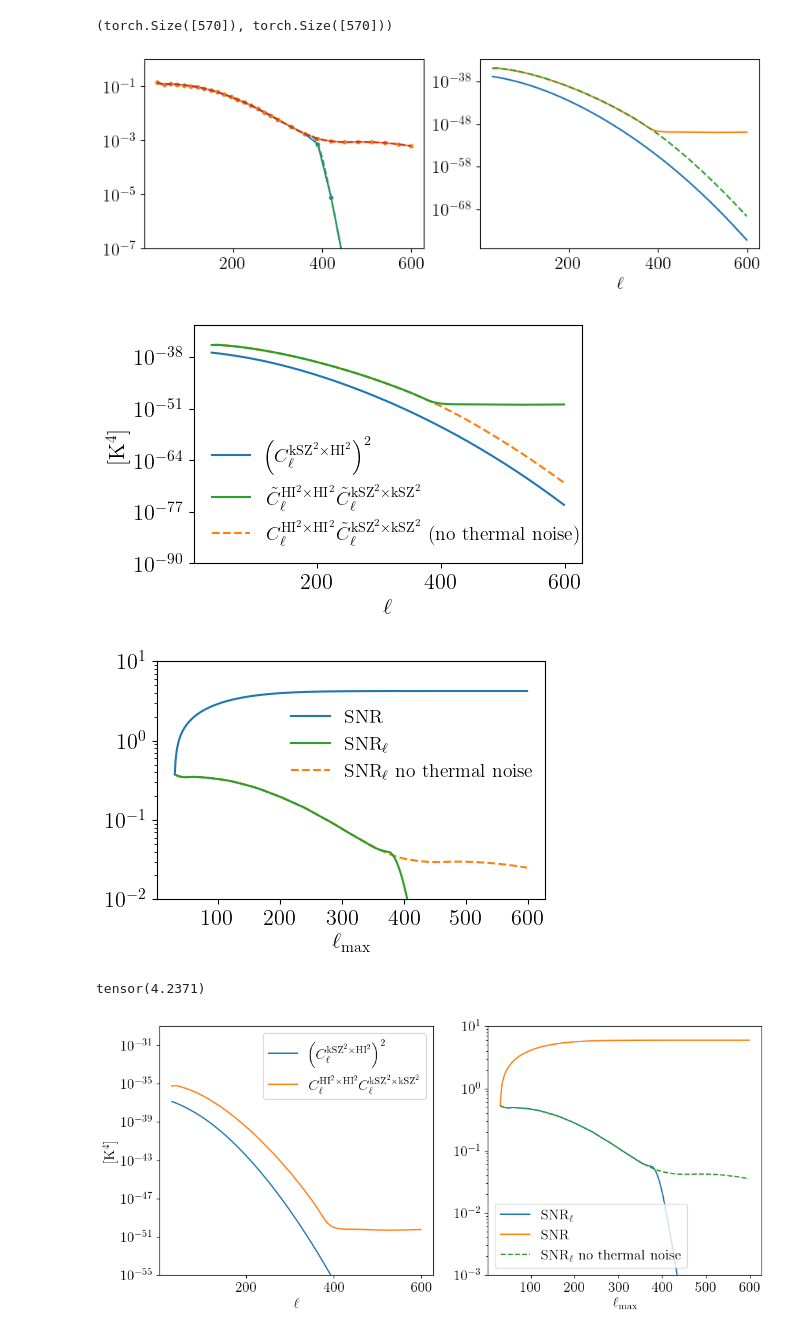
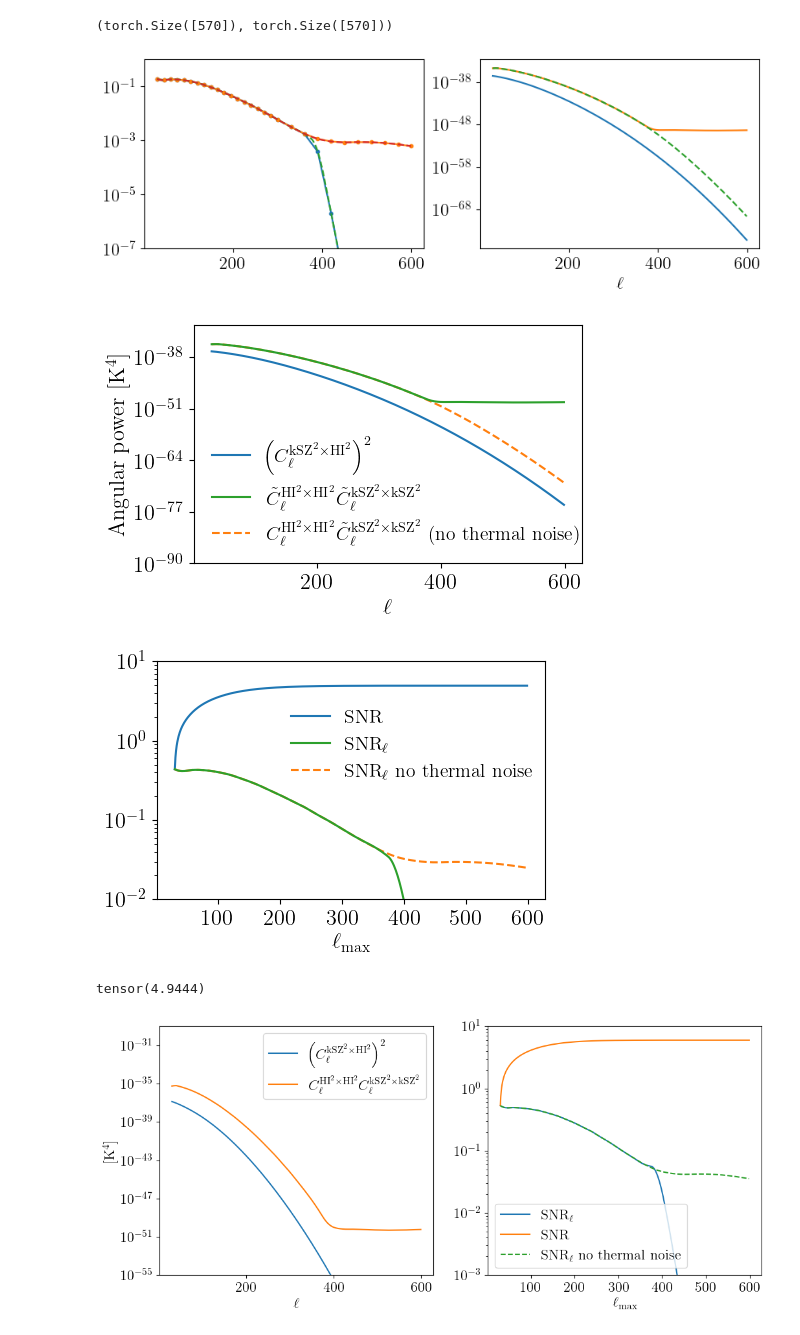
Before and after one commit to Einste11N/SquareField_CrossCorrelation, a Jupyter notebook: Inspection.ipynb, the cells around one changed output. Cells and saved outputs as stored; diff of their text form; code cells hidden in the pictures.

```diff
--- a/Inspection.ipynb
+++ b/Inspection.ipynb
@@ -83,15 +76,11 @@ np.save('./Data/Cross_z_0.30_1.00/dCl_cross.npy', np.array(data_total)) # save C
 Nz = 8
 zmin = 0.3
 zmax = 1.0
-zend_index = 4
+zend_index = 8
 zlist = tc.linspace(zmin, zmax, Nz)[:zend_index]
 l_list = tc.hstack([tc.linspace(30, 300, 19), tc.linspace(330, 600, 10)])
-t1_list = tc.linspace(0., tc.pi, 60)
-l1_list = tc.hstack([10.**tc.linspace(-4, 0, 5)[:-1],
-                    10.**tc.linspace(0, 1, 6)[:-1],
-                    tc.linspace(10, 300, 59)[:-1],
-                    10.**tc.linspace(np.log10(300), 3, 14)[:-1],
-                    10.**tc.linspace(3, 4, 10)])
+t1_list = tc.linspace(0., tc.pi, 31)
+l1_list = tc.linspace(100,10000,34)
 
 data_total = tc.tensor(np.load('./Data/Cross_z_0.30_1.00/dCl_cross.npy'))
 
@@ -324,15 +313,11 @@ plt.show()
 Nz = 8
 zmin = 0.3
 zmax = 1.0
-zend_index = 4
+zend_index = 8
 zlist = tc.linspace(zmin, zmax, Nz)[:zend_index]
 l_list = tc.hstack([tc.linspace(30, 300, 19), tc.linspace(330, 600, 10)])
-t1_list = tc.linspace(0., tc.pi, 60)
-l1_list = tc.hstack([10.**tc.linspace(-4, 0, 5)[:-1],
-                    10.**tc.linspace(0, 1, 6)[:-1],
-                    tc.linspace(10, 300, 59)[:-1],
-                    10.**tc.linspace(np.log10(300), 3, 14)[:-1],
-                    10.**tc.linspace(3, 4, 10)])
+t1_list = tc.linspace(0., tc.pi, 31)
+l1_list = tc.linspace(100,10000,34)
 
 
 def get_Cl_cross(dCl_cross, dCl_obj, l_list, l1_list, t1_list):
@@ -482,34 +467,34 @@ plt.xlabel(r'$\ell$', usetex=True)
 
 plt.show()
 # %% [output]
-[figure, old version]
+[figure, new version]
 # %%
 Cl_kSZ2_HI2 = loglog_itp_n(l_list, Cl_cross, l30_600)
 Cl_HI2_auto = loglog_itp_n(l_list, Cl_HI2, l30_600)
 Cl_HI2_nonoise_auto = loglog_itp_n(l_list, Cl_HI2_nonoise, l30_600)
 Cl_kSZ2_auto = linear_itp_n(l_list_kSZ2, CL_kSZ2, l30_600)
 
 fig = plt.figure(figsize=(5,3.09), dpi=100)
 
 plt.plot(l30_600, Cl_kSZ2_HI2**2, label = r'$\left( C_{\ell}^{{\rm kSZ}^2 \times {\rm HI}^2} \right)^2$')
 plt.plot(l30_600, Cl_HI2_nonoise_auto * Cl_kSZ2_auto, '--',
         label = r'$C_{\ell}^{{\rm HI}^2 \times {\rm HI}^2} \tilde{C}_{\ell}^{{\rm kSZ}^2 \times {\rm kSZ}^2}$ (no thermal noise)')
 plt.plot(l30_600, Cl_HI2_auto * Cl_kSZ2_auto,
         label = r'$\tilde{C}_{\ell}^{{\rm HI}^2 \times {\rm HI}^2} \tilde{C}_{\ell}^{{\rm kSZ}^2 \times {\rm kSZ}^2}$')
 
 handles, labels = plt.gca().get_legend_handles_labels()
 order = [0,2,1]
 plt.legend([handles[idx] for idx in order], [labels[idx] for idx in order] , fontsize=14, frameon=False)
 # plt.xscale('log')
 plt.yscale('log')
 plt.ylim([1e-90, 1e-30])
 plt.xlabel(r'$\ell$', usetex=True)
-plt.ylabel(r'[$\mathrm{K}^4$]', usetex=True)
+plt.ylabel(r'Angular power [$\mathrm{K}^4$]', usetex=True)
 
-# plt.savefig('Figs/comparison.pdf', bbox_inches = 'tight')
+plt.savefig('Figs/comparison.pdf', bbox_inches = 'tight')
 plt.show()
 # %% [output]
-[figure, old version]
+[figure, new version]
 # %%
 fig = plt.figure(figsize=(5,3.09), dpi=100)
 
@@ -529,14 +514,14 @@ plt.xticks([100, 200, 300, 400, 500, 600], [100, 200, 300, 400, 500, 600])
 
 plt.xlabel(r'$\ell_{\mathrm{max}}$', usetex=True)
 
-# plt.savefig('Figs/SNR.pdf', bbox_inches = 'tight')
+plt.savefig('Figs/SNR.pdf', bbox_inches = 'tight')
 plt.show()
 # %% [output]
-[figure, old version]
+[figure, new version]
 # %%
 np.sqrt(SNR_cs[-1])
 # %% [output]
-tensor(4.2371)
+tensor(4.9444)
 # %%
 # With all beams
 fig = plt.figure(figsize=(12,5))
```
Also changed, not shown: parts of 6 cells of this notebook, 12 other files.
